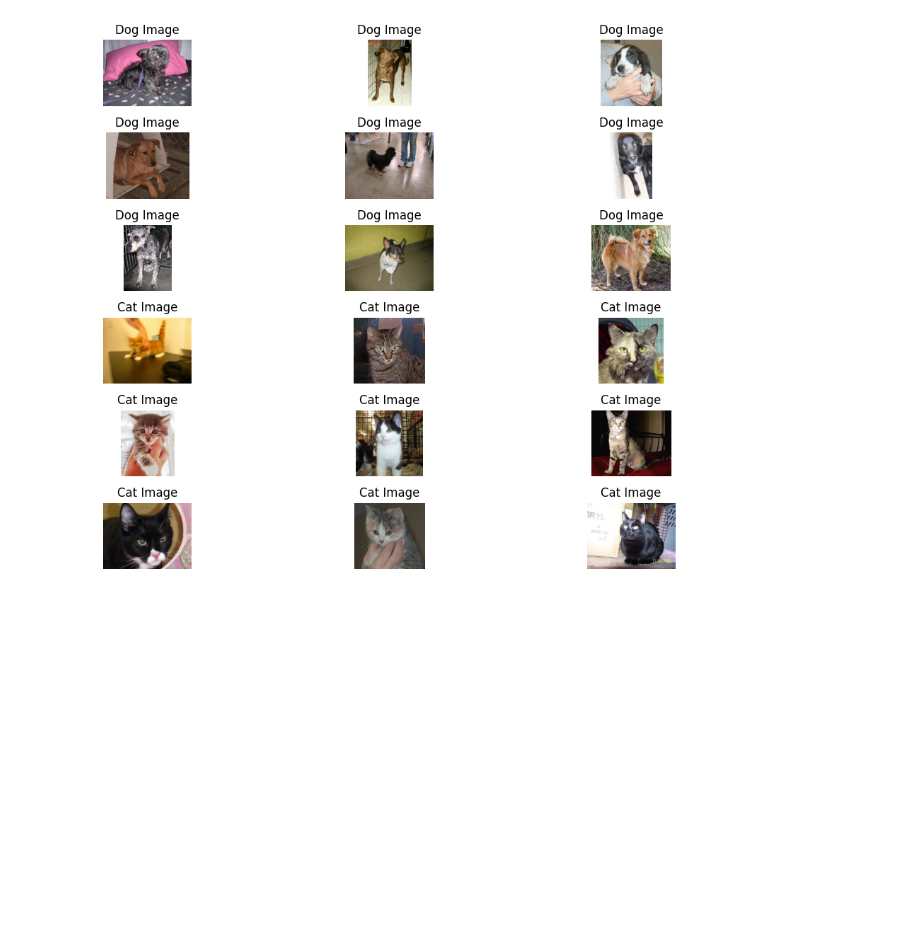
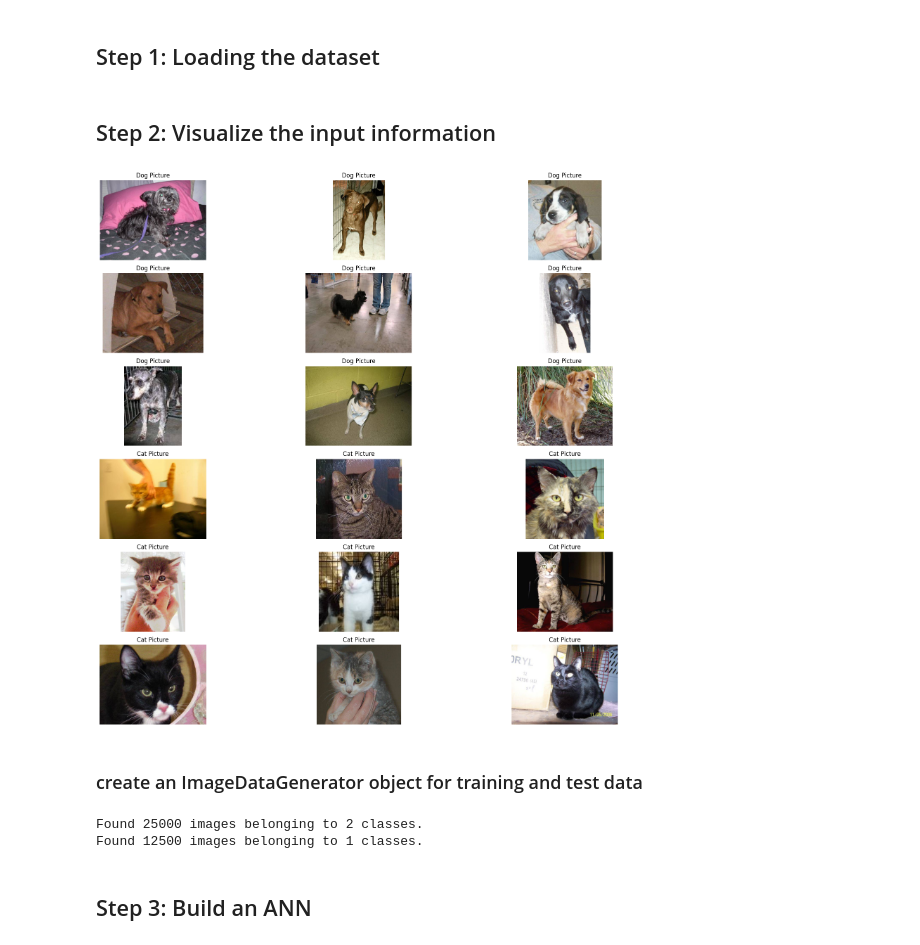
Before and after one commit to agustinluj/deep-learning-intro, a Jupyter notebook: testing_nb.ipynb, the cells around one changed output. Cells and saved outputs as stored; diff of their text form; code cells hidden in the pictures; blank space fills up the shorter version.

```diff
--- a/testing_nb.ipynb
+++ b/testing_nb.ipynb
@@ -9,17 +12,26 @@ from tensorflow.keras.preprocessing.image import ImageDataGenerator
+# %% [markdown]
+## Step 1: Loading the dataset
 # %%
-# Importar y comprobar las 9 primeras imágenes de perros
-
-# Ruta al directorio que contiene sus datos de imagen
+# CORREGIR ESTO PARA SUBIRLO SIN MI DIR
 data_dir = r"C:/Users/Agustín/Desktop/4Geeks/Clases/26. Intro to Deep Learning/train/train"
 
-# Obtener una lista de todos los nombres de archivos de imágenes de perros
+# Pictures by 'Dog' or 'Cat'
+'''
+This code was good prior to some changes
 file_list = os.listdir(data_dir)
 cat_list = [i for i in file_list if 'cat' in i]
 dog_list = [i for i in file_list if 'dog' in i]
+'''
+dog_subfolder = os.path.join(data_dir, "dog")
+dog_list = os.listdir(dog_subfolder)
+cats_subfolder = os.path.join(data_dir, "cat")
+cat_list = os.listdir(cats_subfolder)
+# %% [markdown]
+## Step 2: Visualize the input information
 # %%
 dog_images = []
 for i in range(9):
-    img_path = os.path.join(data_dir, dog_list[i])
+    img_path = os.path.join(dog_subfolder, dog_list[i])
     img = image.load_img(img_path)
     img_array = image.img_to_array(img)
     img_array /= 255.0
@@ -27,27 +39,56 @@ for i in range(9):
 # %%
 cat_images = []
 for i in range(9):
-    img_path = os.path.join(data_dir, cat_list[i])
+    img_path = os.path.join(cats_subfolder, cat_list[i])
     img = image.load_img(img_path)
     img_array = image.img_to_array(img)
     img_array /= 255.0
     cat_images.append(img_array)
 # %%
-plt.figure(figsize=(12, 8))
+plt.figure(figsize=(20, 16))
 
 for index, image in enumerate(dog_images[:10]):
     plt.subplot(6, 3, index + 1)
-    plt.imshow(image)  # Use `image` directly
-    plt.title('Dog Image')
+    plt.imshow(image)
+    plt.title('Dog Picture')
     plt.axis('off')
 
 for index, image in enumerate(cat_images[:10]):
     plt.subplot(6, 3, index + 10)
-    plt.imshow(image)  # Use `image` directly
-    plt.title('Cat Image')
+    plt.imshow(image)
+    plt.title('Cat Picture')
     plt.axis('off')
 
 plt.tight_layout()
 plt.show()
 # %% [output]
-[figure, old version]
+[figure, new version]
+# %% [markdown]
+### create an ImageDataGenerator object for training and test data
+# %%
+# Train Dir
+train_dir = data_dir
+test_dir = r"C:/Users/Agustín/Desktop/4Geeks/Clases/26. Intro to Deep Learning/test"
+image_size = (200, 200)
+
+datagentrain = ImageDataGenerator()
+datagentest = ImageDataGenerator()
+
+# Training Data Generation
+train_data = datagentrain.flow_from_directory(
+    train_dir,
+    target_size = image_size,
+    classes = ["dog", "cat"]
+)
+
+# Test Data Generation
+test_data = datagentest.flow_from_directory(
+    test_dir,
+    target_size = image_size,
+    classes = ["test"]
+)
+# %% [output]
+Found 25000 images belonging to 2 classes.
+Found 12500 images belonging to 1 classes.
+# %% [markdown]
+## Step 3: Build an ANN
```
Also changed, not shown: parts of 4 cells of this notebook.
